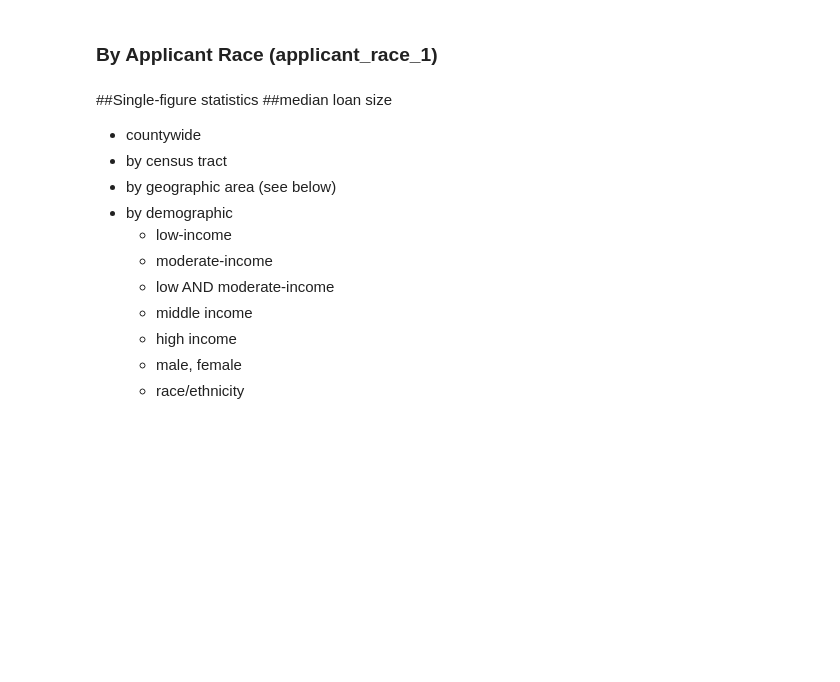
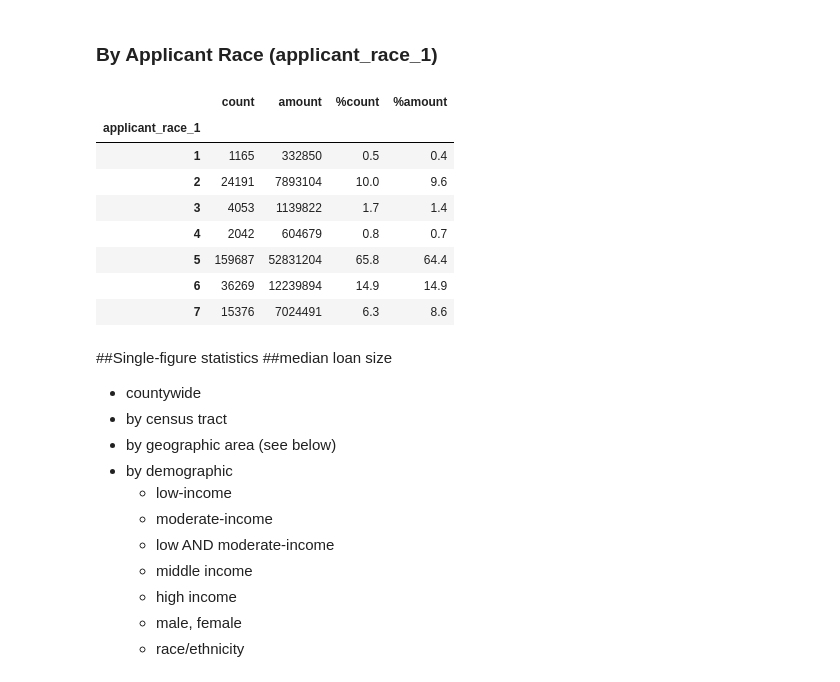
Before and after one commit to CivicKnowledge/San-Diego-Housing, a Jupyter notebook: gonzalo/report-g.ipynb, the cells around one changed output. Cells and saved outputs as stored; diff of their text form; code cells hidden in the pictures; blank space fills up the shorter version.

```diff
--- a/gonzalo/report-g.ipynb
+++ b/gonzalo/report-g.ipynb
@@ -6,8 +6,7 @@ import numpy as np
 from ambry import library
 l = library()
 p = l.get('ffiec.gov-hmda-2010e-lar-2012-ca').partition
-all_df = p.pandas
-df = all_df[all_df.county_code == 73]
+df = p.select("SELECT * FROM lar WHERE county_code = 73").pandas
 # %%
 import os
 os.getcwd()
@@ -65,16 +64,25 @@ loanpt[['count','%count','amount','%amount']]
 # %% [markdown]
 ### By Applicant Race (applicant_race_1)
 # %%
-totalcount = df.loan_amount.count()
-totalamount = df.loan_amount.sum()
-
-loanpt = df.groupby(['loan_purpose','loan_type'])
-loanpt = loanpt['loan_amount'].agg(
+apprace1 = df.groupby(['applicant_race_1'])
+apprace1 = apprace1['loan_amount'].agg(
                             {'count': np.size,
                              'amount': np.sum})
-loanpt['%count'] = np.round(100*loanpt['count']/totalcount,1)
-loanpt['%amount'] = np.round(100*loanpt['amount']/totalamount,1)
-loanpt[['count','%count','amount','%amount']]
+
+apprace1['%count'] = np.round(100*apprace1['count']/totalcount,1)
+apprace1['%amount'] = np.round(100*apprace1['amount']/totalamount,1)
+apprace1[['count','%count','amount','%amount']]
+apprace1
+# %% [output]
+|  | count | amount | %count | %amount |
+| applicant_race_1 |  |  |  |  |
+| 1 | 1165 | 332850 | 0.5 | 0.4 |
+| 2 | 24191 | 7893104 | 10.0 | 9.6 |
+| 3 | 4053 | 1139822 | 1.7 | 1.4 |
+| 4 | 2042 | 604679 | 0.8 | 0.7 |
+| 5 | 159687 | 52831204 | 65.8 | 64.4 |
+| 6 | 36269 | 12239894 | 14.9 | 14.9 |
+| 7 | 15376 | 7024491 | 6.3 | 8.6 |
 # %% [markdown]
 ##Single-figure statistics
 ##median loan size
```
Also changed, not shown: parts of 2 cells of this notebook.
